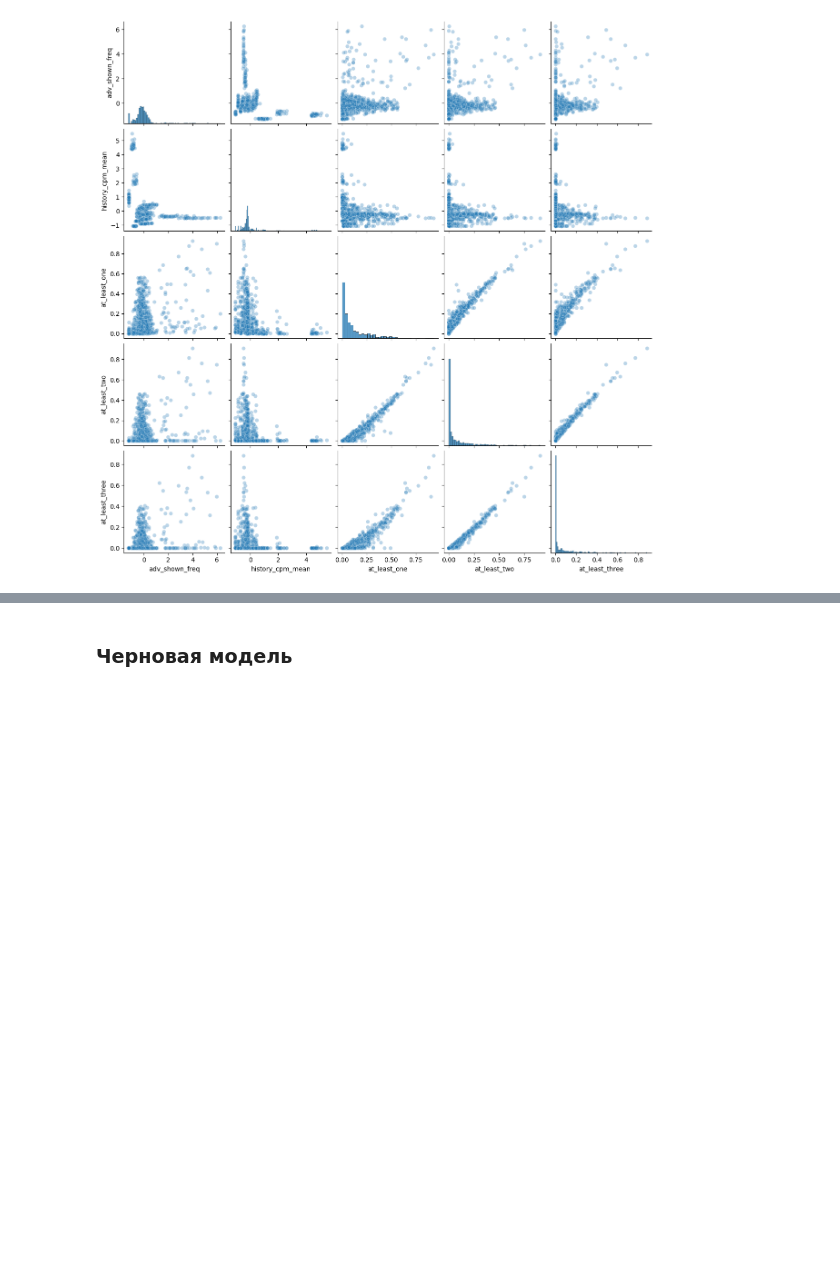
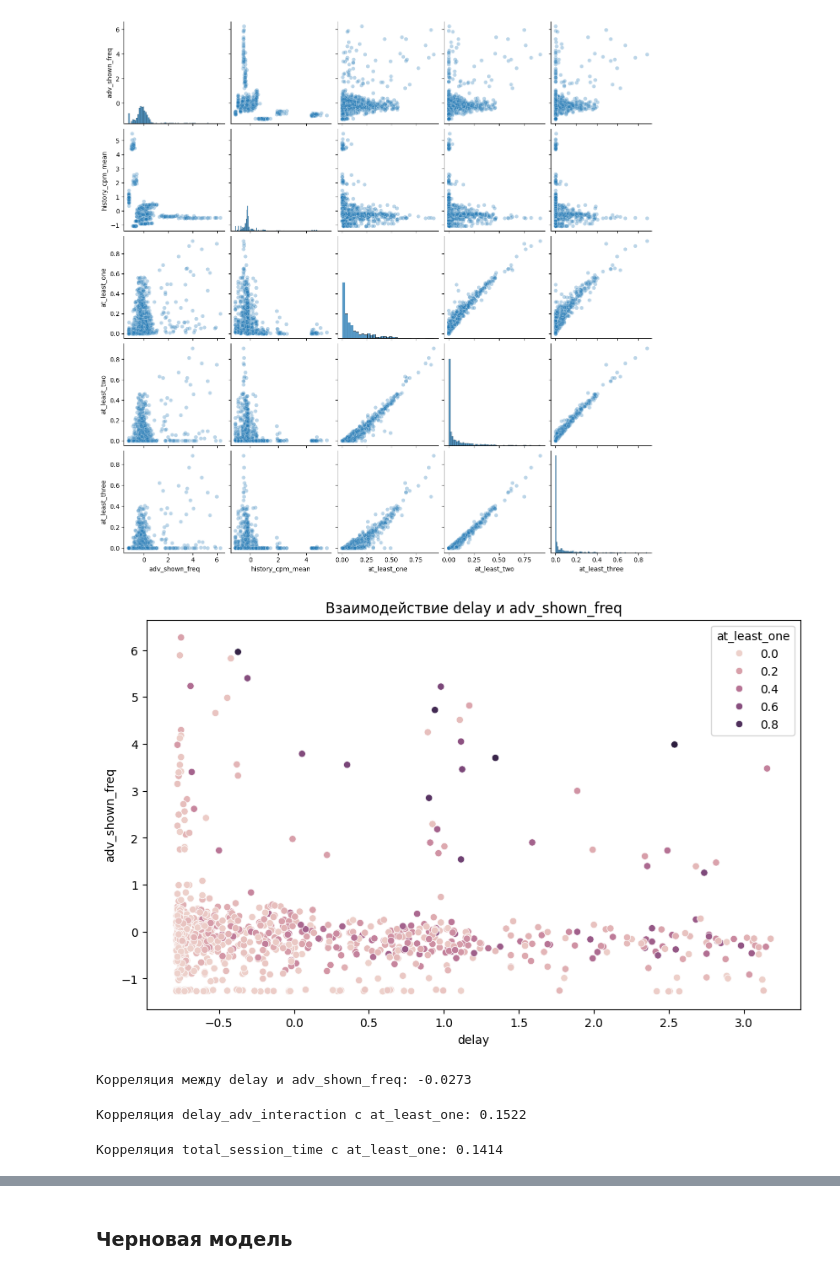
Before and after one commit to TimurPshITMO/VK_LL_2025, a Jupyter notebook: data_view.ipynb, the cells around one changed output, grey strips where cells are left out. Cells and saved outputs as stored; diff of their text form; code cells hidden in the pictures; blank space fills up the shorter version.

```diff
--- a/data_view.ipynb
+++ b/data_view.ipynb
@@ -536,3 +536,37 @@ pp = sns.pairplot(df[['adv_shown_freq', 'history_cpm_mean',
 plt.show()
 # %% [output]
 [figure]
+# %%
+import seaborn as sns
+import matplotlib.pyplot as plt
+
+# Исследуем взаимодействие delay и adv_shown_freq
+plt.figure(figsize=(10, 6))
+sns.scatterplot(data=X_filtered, x='delay', y='adv_shown_freq', hue=Y['at_least_one'])
+plt.title('Взаимодействие delay и adv_shown_freq')
+plt.show()
+
+# Корреляция между delay и adv_shown_freq
+correlation_delay_adv = X_filtered[['delay', 'adv_shown_freq']].corr().iloc[0, 1]
+print(f"Корреляция между delay и adv_shown_freq: {correlation_delay_adv:.4f}")
+# %% [output]
+[figure, added]
+Корреляция между delay и adv_shown_freq: -0.0273
+# %%
+# Создаем новую фичу: произведение delay и adv_shown_freq
+X_filtered['delay_adv_interaction'] = X_filtered['delay'] * X_filtered['adv_shown_freq']
+
+# Проверяем корреляцию с целевыми переменными
+correlation_delay_adv_interaction = X_filtered['delay_adv_interaction'].corr(Y['at_least_one'])
+print(f"Корреляция delay_adv_interaction с at_least_one: {correlation_delay_adv_interaction:.4f}")
+# %% [output]
+Корреляция delay_adv_interaction с at_least_one: 0.1522
+# %%
+# Создаем новую фичу: общее время активности пользователя
+X_filtered['total_session_time'] = X_filtered['session_count'] * X_filtered['avg_session_duration']
+
+# Проверяем корреляцию с целевыми переменными
+correlation_total_session_time = X_filtered['total_session_time'].corr(Y['at_least_one'])
+print(f"Корреляция total_session_time с at_least_one: {correlation_total_session_time:.4f}")
+# %% [output]
+Корреляция total_session_time с at_least_one: 0.1414
```
Also changed, not shown: parts of 4 cells of this notebook, 1 other file.
